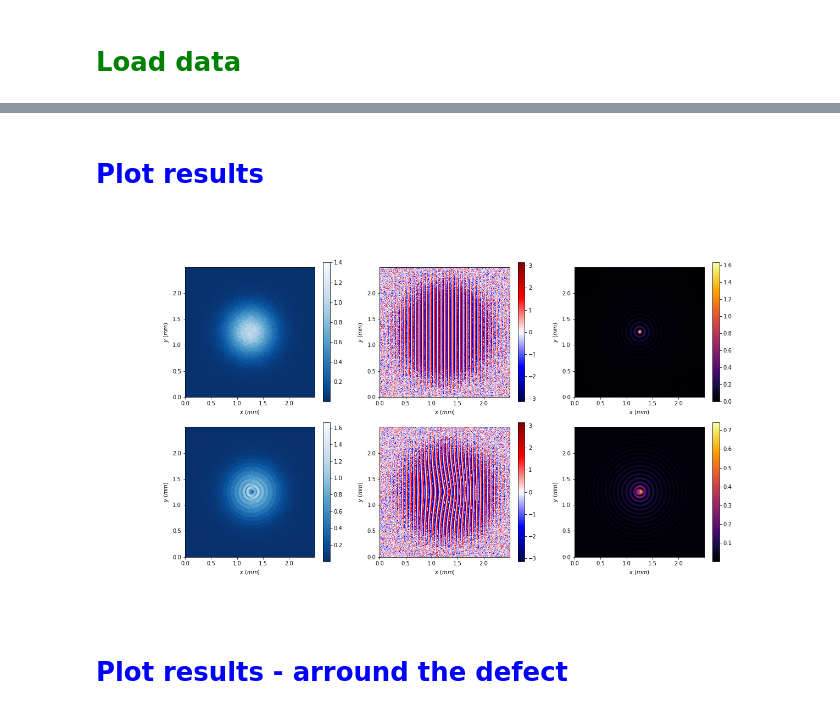
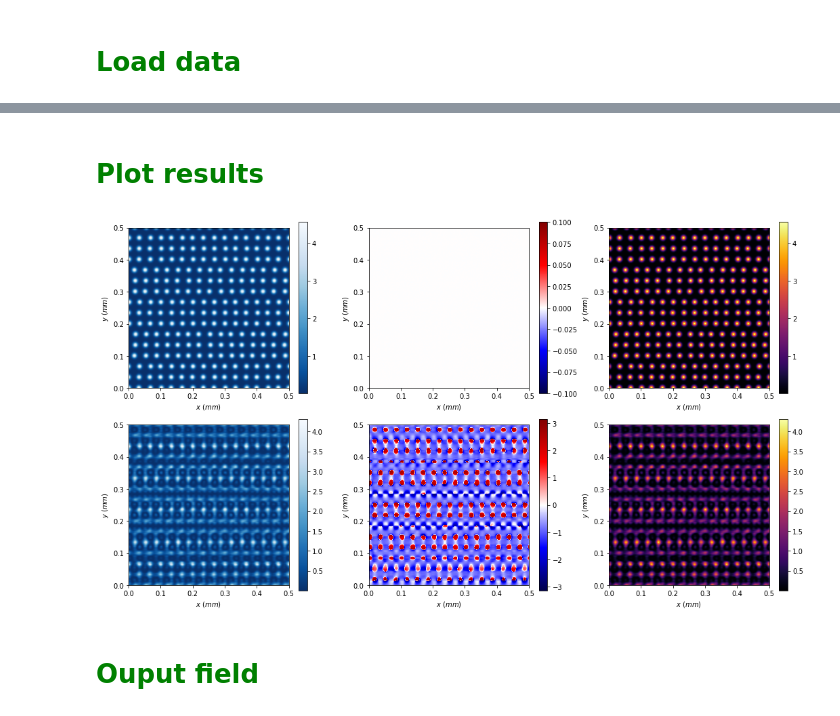
Before and after one commit to nunoazevedosilva/SBN, a Jupyter notebook: SBN_Simulation_topological.ipynb, the cells around one changed output, grey strips where cells are left out. Drawn from its saved outputs; the diff is of its cells as text; code cells hidden in the pictures.

Commit message:
Some simulations were performed, but nothing new.

```diff
--- a/SBN_Simulation_topological.ipynb
+++ b/SBN_Simulation_topological.ipynb
@@ -519,8 +532,8 @@ FileNotFoundError: [Errno 2] No such file or directory: '.topological_tests/para
 # %% [markdown]
-# <font color='blue'>Plot results</font>
+# <font color='green'>Plot results</font>
 # %%
-%matplotlib widget
-#%matplotlib inline
+#%matplotlib widget
+%matplotlib inline
 
 fig = plt.figure(figsize=(18, 10))
 
@@ -533,14 +546,14 @@ extent_general = [0, my_mesh.lx/factor_t/(1e-3),0,my_mesh.ly/factor_t/(1e-3)]
 
 plt.subplot(grid[0, 0])
 
-im = imshow(transpose(abs(simulation_data[0])**2), origin = "lower", extent = extent_general,
+im = imshow(transpose(abs(simulation_data2[0])**2), origin = "lower", extent = extent_general,
        aspect = "equal", cmap = 'Blues_r')
 xlabel(r"$x$ $(mm)$")
 ylabel(r"$y$ $(mm)$")
 colorbar(im)
 
 plt.subplot(grid[0, 1])
-phase = np.arctan2(np.imag(simulation_data[0]), np.real(simulation_data[0]))
+phase = np.arctan2(np.imag(simulation_data2[0]), np.real(simulation_data2[0]))
 im = imshow(transpose(phase), origin = "lower", extent = extent_general,
        aspect = "equal", cmap = 'seismic')
 xlabel(r"$x$ $(mm)$")
@@ -549,35 +562,35 @@ colorbar(im)
 
 plt.subplot(grid[0, 2])
 im1 = imshow(transpose(abs(simulation_data2[0])**2), origin = "lower", extent = extent_general,
        aspect = "equal", cmap = cm.inferno)
 xlabel(r"$x$ $(mm)$")
 ylabel(r"$y$ $(mm)$")
 colorbar(im1)
 
 plt.subplot(grid[1, 0])
-im = imshow(transpose(abs(simulation_data[-1])**2), origin = "lower", extent = extent_general,
+im = imshow(transpose(abs(simulation_data2[-1])**2), origin = "lower", extent = extent_general,
        aspect = "equal", cmap = 'Blues_r')
 xlabel(r"$x$ $(mm)$")
 ylabel(r"$y$ $(mm)$")
 colorbar(im)
 
 plt.subplot(grid[1, 1])
-phase = np.arctan2(np.imag(simulation_data[-1]), np.real(simulation_data[-1]))
+phase = np.arctan2(np.imag(simulation_data2[-1]), np.real(simulation_data2[-1]))
 im = imshow(transpose(phase), origin = "lower",extent = extent_general,
        aspect = "equal", cmap = 'seismic')
 xlabel(r"$x$ $(mm)$")
 ylabel(r"$y$ $(mm)$")
 colorbar(im)
 
 plt.subplot(grid[1, 2])
 im1 = imshow(transpose(abs(simulation_data2[-1])**2), origin = "lower", extent = extent_general,
        aspect = "equal", cmap = cm.inferno)
 xlabel(r"$x$ $(mm)$")
 ylabel(r"$y$ $(mm)$")
 colorbar(im1)
 
 fig.tight_layout()
 # %% [output]
-[figure, old version]
+[figure, new version]
 # %% [markdown]
-# <font color='blue'>Plot results - arround the defect</font>
+# <font color='green'>Ouput field</font>
```
Also changed, not shown: parts of 20 cells of this notebook, 3 other files.
